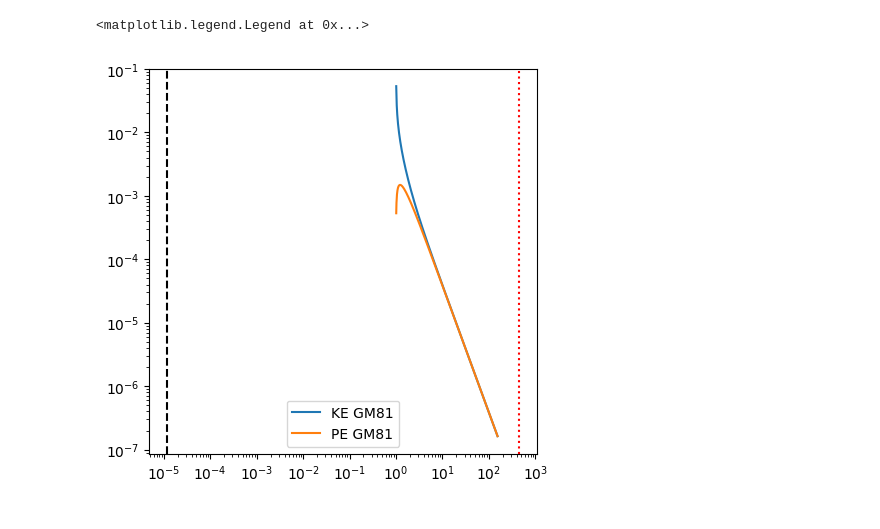
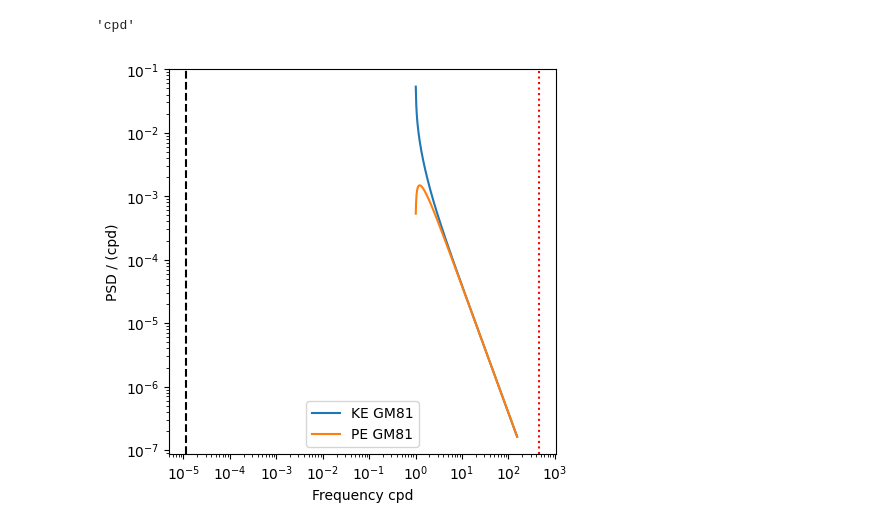
Before and after one commit to opinner/thesis_introductory_figures, a Jupyter notebook: gm_plot.ipynb, the cells around one changed output. Cells and saved outputs as stored; diff of their text form; code cells hidden in the pictures.

```diff
--- a/gm_plot.ipynb
+++ b/gm_plot.ipynb
@@ -198,20 +199,24 @@ class GmModel():
         ax.axvline(self.N0*24*3600, ls = ":", color = "r")
 
     def label_with_units(self,ax):
-        ax.set_xlabel('Frequency {self.freq_unit}')
-        if self.freq_unit == "m^2/s^2/cpd":
-            freq_label = "(m$^2$/s$^2$/cpd)"
+        ax.set_xlabel(f'Frequency {self.freq_units}')
+        if self.freq_units == "m^2/s^2/cpd":
+            freq_label = "m$^2$/s$^2$/cpd"
         else:
-            freq_label = self.freq_unit
-        ax.set_ylabel('PSD '+freq_label)
+            freq_label = self.freq_units
+        ax.set_ylabel(f'PSD / ({freq_label})')
 # %%
 model = GmModel()
 model.set_parameters()
+model.freq_units
+# %% [output]
+'cpd'
 # %%
 fig, ax = plt.subplots(1, figsize=(5,5))
 
 model.plot(ax)
 ax.legend()
+model.label_with_units(ax)
+ax.set_xlim()
 # %% [output]
-<matplotlib.legend.Legend at 0x...>
-[figure, old version]
+[figure, new version]
```
Also changed, not shown: parts of 2 cells of this notebook.
